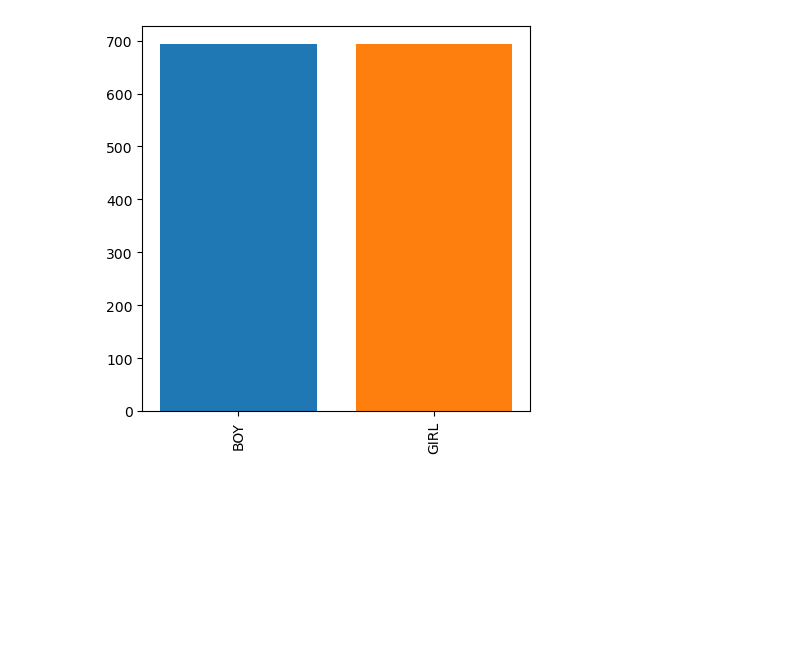
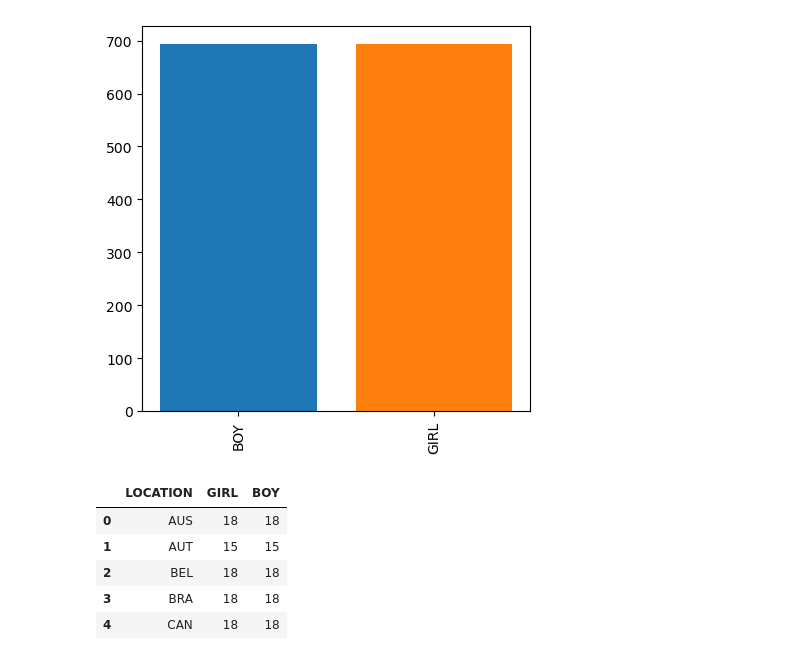
Before and after one commit to VirtueDevs/Pisa_ranks, a Jupyter notebook: Pisa_ranks.ipynb, the cells around one changed output. Drawn from its saved outputs; the diff is of its cells as text; code cells hidden in the pictures; blank space fills up the shorter version.

Commit message:
show results

```diff
--- a/Pisa_ranks.ipynb
+++ b/Pisa_ranks.ipynb
@@ -131,6 +131,14 @@ plt.show()
 # %%
 count_by_subject_country = csv_pisa_keyword[csv_pisa_keyword['SUBJECT'].isin(['BOY', 'GIRL'])]
 results = count_by_subject_country.groupby(['LOCATION', 'SUBJECT']).size().unstack(fill_value=0).reset_index()
 
 results.columns.name = None
 results.columns = ['LOCATION', 'GIRL', 'BOY']
+results.head()
+# %% [output]
+|  | LOCATION | GIRL | BOY |
+| 0 | AUS | 18 | 18 |
+| 1 | AUT | 15 | 15 |
+| 2 | BEL | 18 | 18 |
+| 3 | BRA | 18 | 18 |
+| 4 | CAN | 18 | 18 |
```
